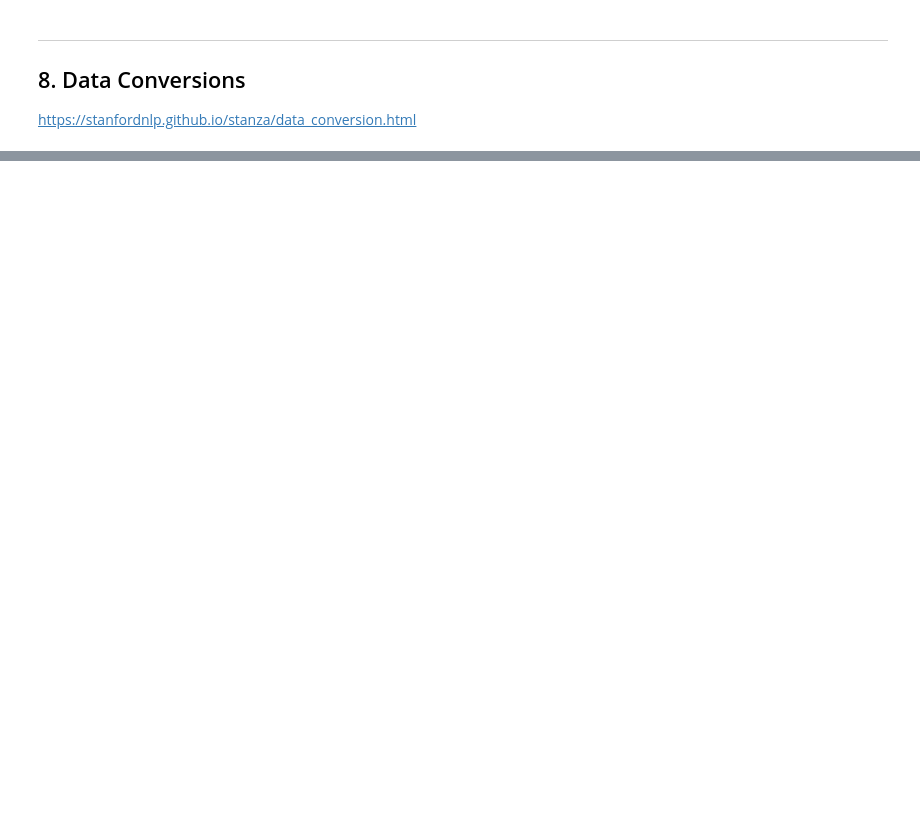
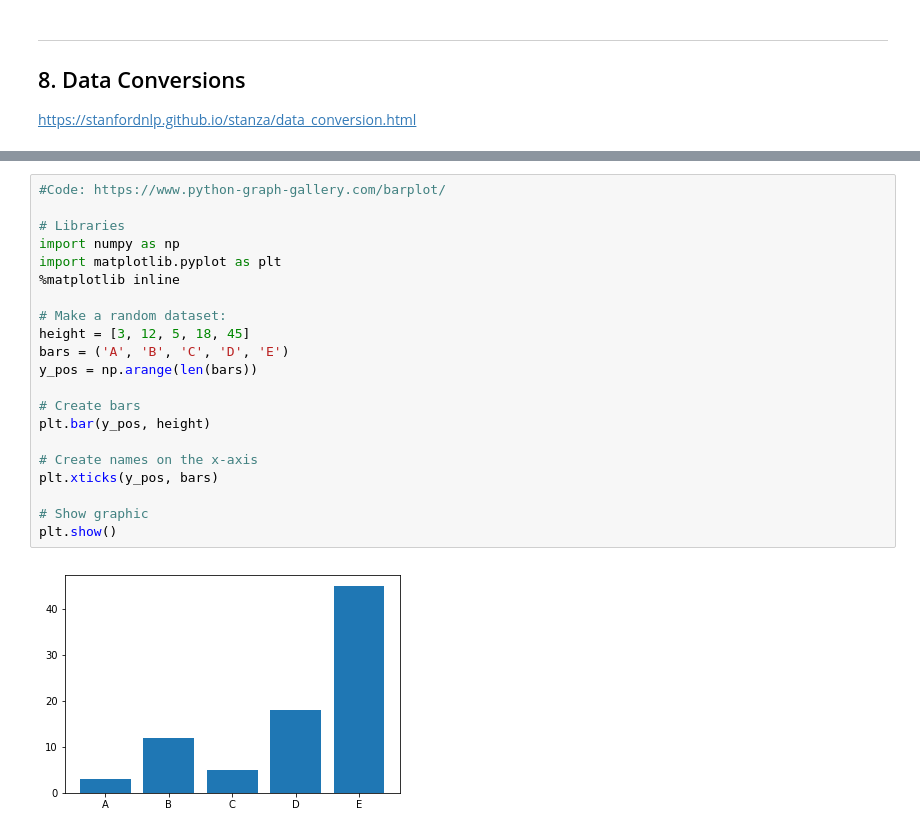
Before and after one commit to awisiorek/kb22, a Jupyter notebook: 03_annotation_py/03_annotation_stanza.ipynb, the cells around one changed output, grey strips where cells are left out. Saved outputs shown, nothing was run; the diff lists cells and outputs as text; blank space fills up the shorter version.

Commit message:
Vorlesung 3 (python/stanza Korpusannotation): update

```diff
--- a/03_annotation_py/03_annotation_stanza.ipynb
+++ b/03_annotation_py/03_annotation_stanza.ipynb
@@ -893,0 +1056,23 @@ torch.load(home+'/stanza_resources/grc/tokenize/proiel.pt',map_location=torch.de
+# %%
+#Code: https://www.python-graph-gallery.com/barplot/
+
+# Libraries
+import numpy as np
+import matplotlib.pyplot as plt
+%matplotlib inline
+
+# Make a random dataset:
+height = [3, 12, 5, 18, 45]
+bars = ('A', 'B', 'C', 'D', 'E')
+y_pos = np.arange(len(bars))
+
+# Create bars
+plt.bar(y_pos, height)
+
+# Create names on the x-axis
+plt.xticks(y_pos, bars)
+
+# Show graphic
+plt.show()
+# %% [output]
+[figure, added]
```
Also changed, not shown: parts of 34 cells of this notebook.
